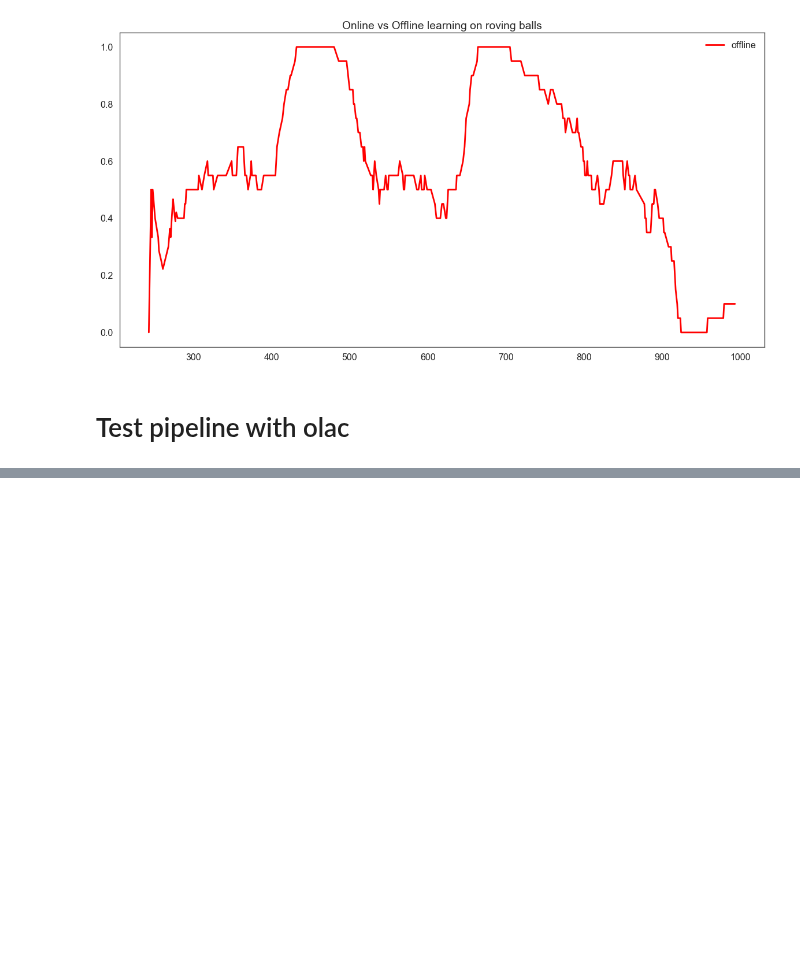
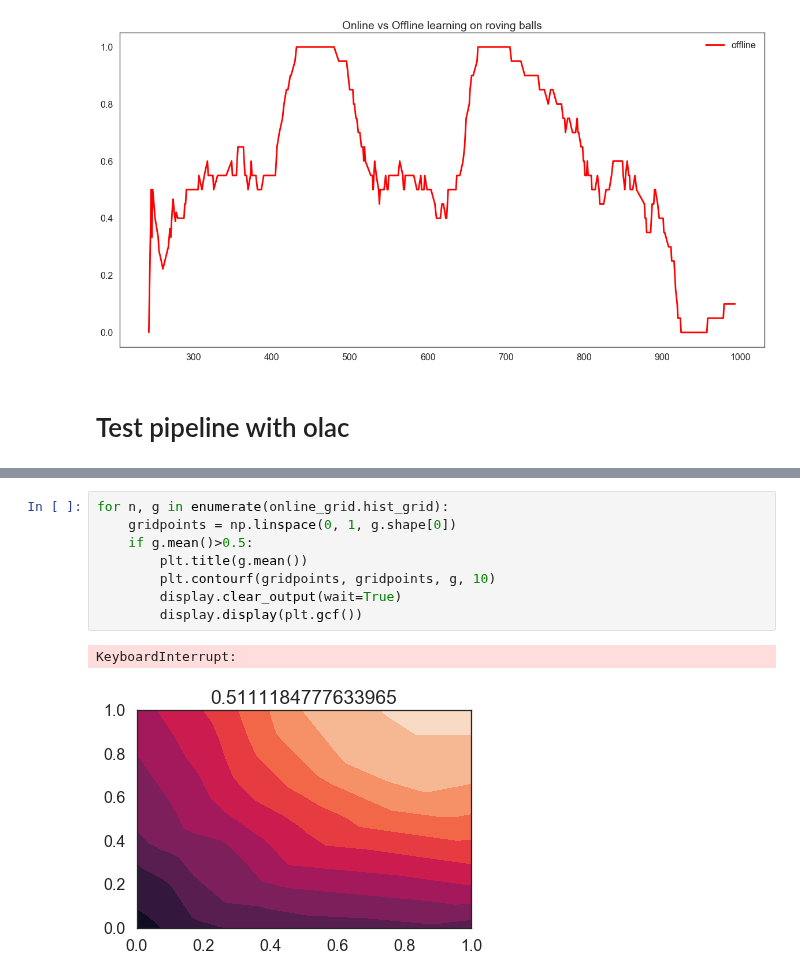
Before and after one commit to AndreasAlam/olac, a Jupyter notebook: notebooks/sbe_online_vs_offline_model_comparison.ipynb, the cells around one changed output, grey strips where cells are left out. Saved outputs shown, nothing was run; the diff lists cells and outputs as text; blank space fills up the shorter version.

```diff
--- a/notebooks/sbe_online_vs_offline_model_comparison.ipynb
+++ b/notebooks/sbe_online_vs_offline_model_comparison.ipynb
@@ -694,0 +813,11 @@ NameError: name 'df_eval_offline' is not defined
+# %%
+for n, g in enumerate(online_grid.hist_grid):
+    gridpoints = np.linspace(0, 1, g.shape[0])
+    if g.mean()>0.5:
+        plt.title(g.mean())
+        plt.contourf(gridpoints, gridpoints, g, 10)
+        display.clear_output(wait=True)
+        display.display(plt.gcf())
+# %% [output]
+KeyboardInterrupt:
+[figure, added]
```
Also changed, not shown: parts of 11 cells of this notebook.
